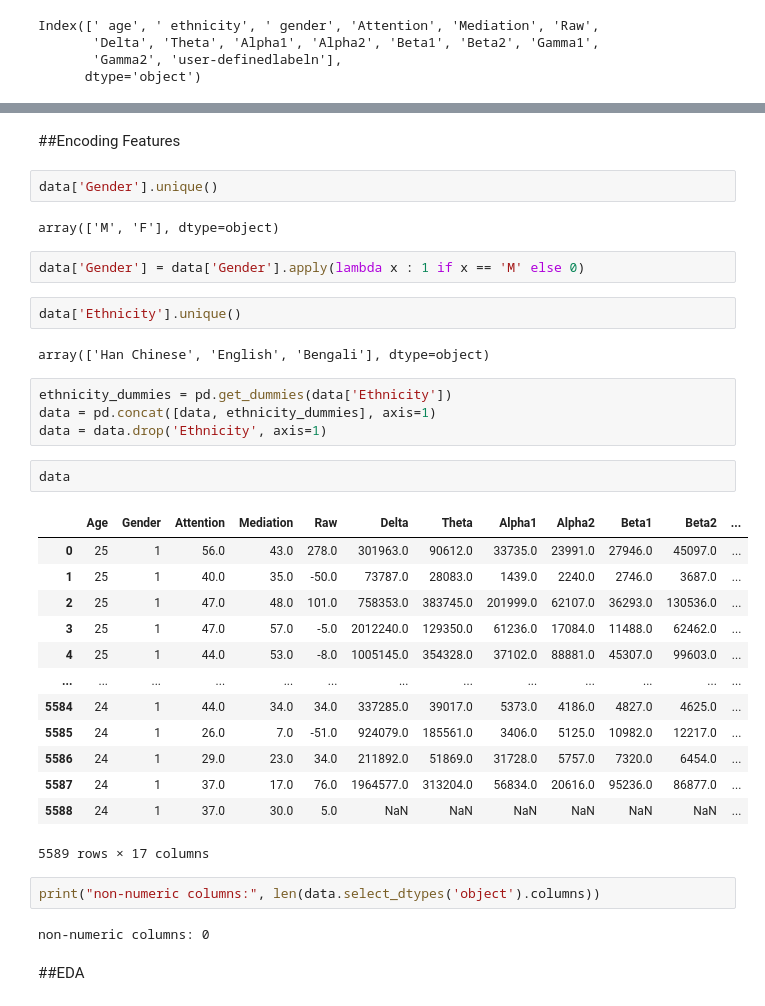
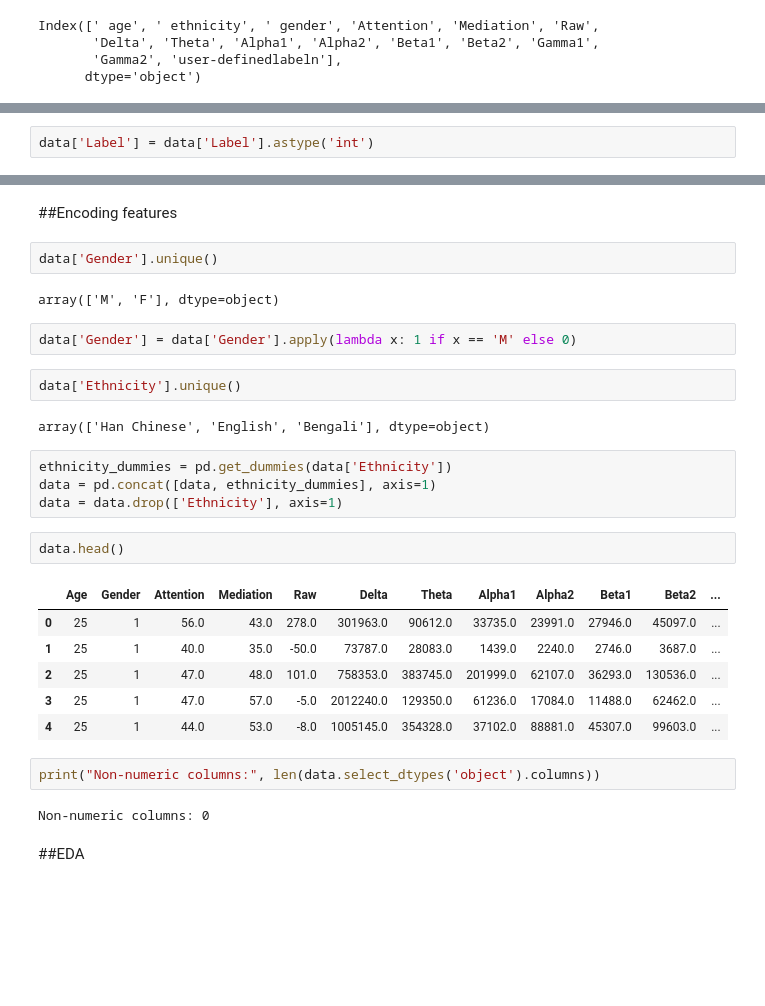
Before and after one commit to abdul-coder/crypto, a Jupyter notebook: Welcome_To_Colaboratory.ipynb, the cells around one changed output, grey strips where cells are left out. Saved outputs shown, nothing was run; the diff lists cells and outputs as text; blank space fills up the shorter version.

```diff
--- a/Welcome_To_Colaboratory.ipynb
+++ b/Welcome_To_Colaboratory.ipynb
@@ -116 +122,3 @@ data
+# %%
+data['Label'] = data['Label'].astype('int')
 # %%
@@ -120,11 +128,11 @@ Missing values: 9
 # %% [markdown]
-##Encoding Features
+##Encoding features
 # %%
 data['Gender'].unique()
 # %% [output]
 array(['M', 'F'], dtype=object)
 # %%
-data['Gender'] = data['Gender'].apply(lambda x : 1 if x == 'M' else 0)
+data['Gender'] = data['Gender'].apply(lambda x: 1 if x == 'M' else 0)
 # %%
 data['Ethnicity'].unique()
 # %% [output]
@@ -132,27 +140,20 @@ array(['Han Chinese', 'English', 'Bengali'], dtype=object)
 # %%
 ethnicity_dummies = pd.get_dummies(data['Ethnicity'])
 data = pd.concat([data, ethnicity_dummies], axis=1)
-data = data.drop('Ethnicity', axis=1)
+data = data.drop(['Ethnicity'], axis=1)
 # %%
-data
+data.head()
 # %% [output]
 |  | Age | Gender | Attention | Mediation | Raw | Delta | Theta | Alpha1 | Alpha2 | Beta1 | Beta2 | ... |
 | 0 | 25 | 1 | 56.0 | 43.0 | 278.0 | 301963.0 | 90612.0 | 33735.0 | 23991.0 | 27946.0 | 45097.0 | ... |
 | 1 | 25 | 1 | 40.0 | 35.0 | -50.0 | 73787.0 | 28083.0 | 1439.0 | 2240.0 | 2746.0 | 3687.0 | ... |
 | 2 | 25 | 1 | 47.0 | 48.0 | 101.0 | 758353.0 | 383745.0 | 201999.0 | 62107.0 | 36293.0 | 130536.0 | ... |
 | 3 | 25 | 1 | 47.0 | 57.0 | -5.0 | 2012240.0 | 129350.0 | 61236.0 | 17084.0 | 11488.0 | 62462.0 | ... |
 | 4 | 25 | 1 | 44.0 | 53.0 | -8.0 | 1005145.0 | 354328.0 | 37102.0 | 88881.0 | 45307.0 | 99603.0 | ... |
-| ... | ... | ... | ... | ... | ... | ... | ... | ... | ... | ... | ... | ... |
-| 5584 | 24 | 1 | 44.0 | 34.0 | 34.0 | 337285.0 | 39017.0 | 5373.0 | 4186.0 | 4827.0 | 4625.0 | ... |
-| 5585 | 24 | 1 | 26.0 | 7.0 | -51.0 | 924079.0 | 185561.0 | 3406.0 | 5125.0 | 10982.0 | 12217.0 | ... |
-| 5586 | 24 | 1 | 29.0 | 23.0 | 34.0 | 211892.0 | 51869.0 | 31728.0 | 5757.0 | 7320.0 | 6454.0 | ... |
-| 5587 | 24 | 1 | 37.0 | 17.0 | 76.0 | 1964577.0 | 313204.0 | 56834.0 | 20616.0 | 95236.0 | 86877.0 | ... |
-| 5588 | 24 | 1 | 37.0 | 30.0 | 5.0 | NaN | NaN | NaN | NaN | NaN | NaN | ... |
-5589 rows × 17 columns
 # %%
-print("non-numeric columns:", len(data.select_dtypes('object').columns))
+print("Non-numeric columns:", len(data.select_dtypes('object').columns))
 # %% [output]
-non-numeric columns: 0
+Non-numeric columns: 0
 # %% [markdown]
 ##EDA
 # %%
```
Also changed, not shown: parts of 38 cells of this notebook.
